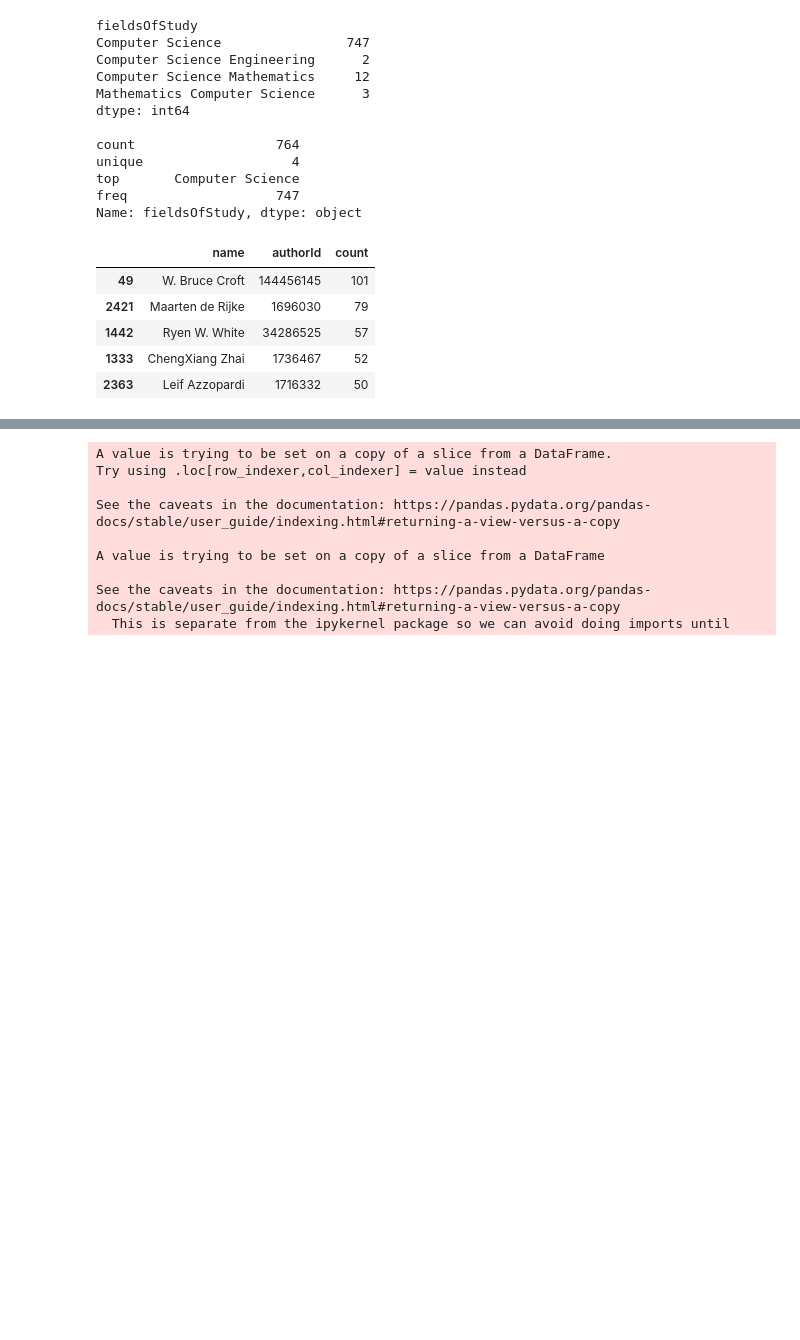
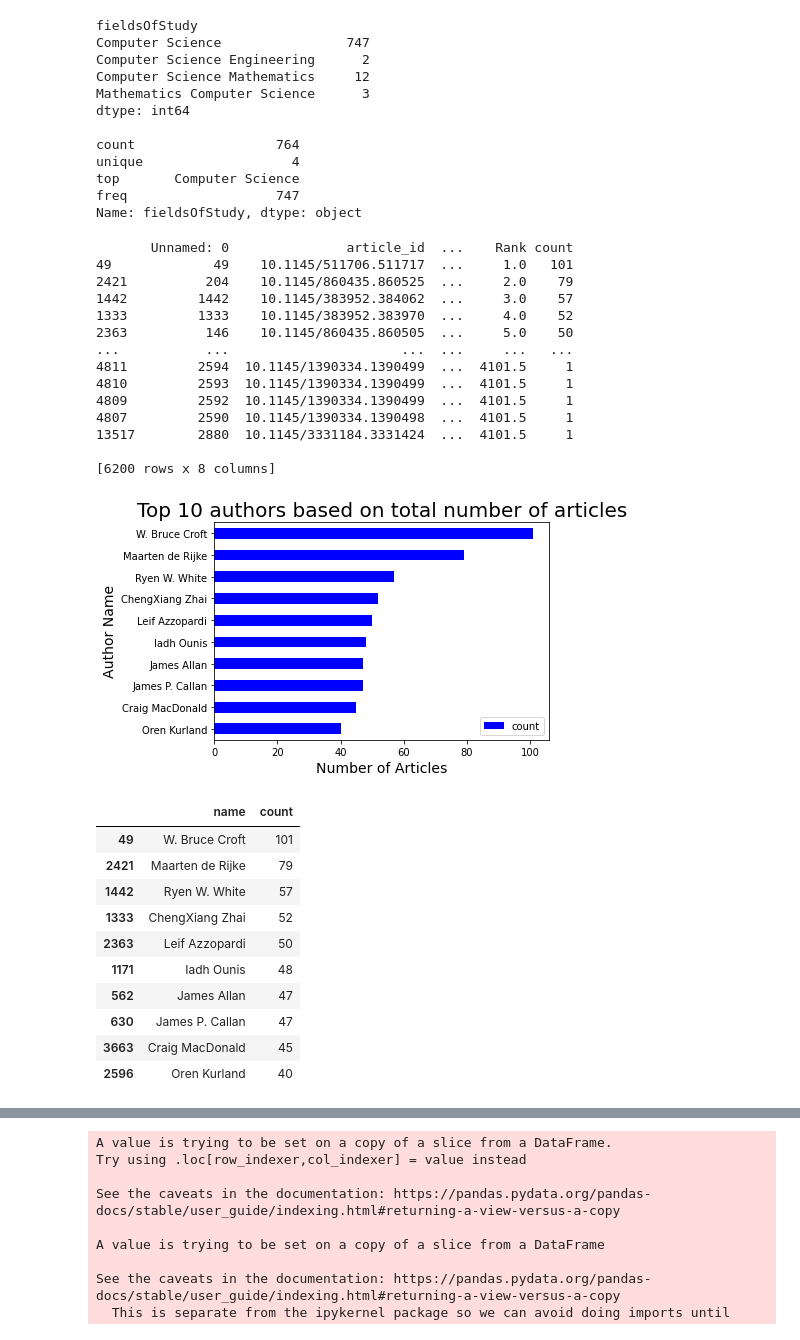
Before and after one commit to manishareddynarayan/Akshitha_INFO5731_Spring2020, a Jupyter notebook: Extracting_csv.ipynb, the cells around one changed output, grey strips where cells are left out. Drawn from its saved outputs; the diff is of its cells as text; code cells hidden in the pictures; blank space fills up the shorter version.

```diff
--- a/Extracting_csv.ipynb
+++ b/Extracting_csv.ipynb
@@ -574,18 +611,59 @@ unique                   4
 top       Computer Science
 freq                   747
 Name: fieldsOfStudy, dtype: object
-# %%
-#first five authors with maximun number of articles.
-df = pd.read_csv("Final_Table_2.csv")
-df['authorId'] = df['authorId'].fillna(0).astype(int)
-df['count'] = df.groupby('name')['name'].transform('count')
-df.drop_duplicates('count', inplace=True)
-df.nlargest(5, ['count'])[["name","authorId","count"]]
-# %% [output]
-|  | name | authorId | count |
-| 49 | W. Bruce Croft | 144456145 | 101 |
-| 2421 | Maarten de Rijke | 1696030 | 79 |
-| 1442 | Ryen W. White | 34286525 | 57 |
-| 1333 | ChengXiang Zhai | 1736467 | 52 |
-| 2363 | Leif Azzopardi | 1716332 | 50 |
+# %%
+#Auhor analysis and ranking the author based on the total number of articles written.
+import pandas as pd
+import matplotlib.pyplot as plt
+df = pd.read_csv("Final_Table_2.csv")
+df['authorId'] = df['authorId'].fillna(0).astype(int)
+df['count'] = df.groupby('name')['name'].transform('count')
+df.drop_duplicates('name', inplace=True)
+#df.nlargest(5, ['count'])[["name","authorId","count"]]
+df1 = df.sort_values('count',ascending=False)
+df1["Rank"] = df1["count"].rank(ascending=0)
+print(df1)
+df1 = df1.dropna(subset=['Rank'])
+header = ["name", "authorId", "Rank"]
+df1.to_csv('author_distribution.csv', columns = header)
+plotgraph = pd.read_csv("author_distribution.csv")
+plotgraph = df.nlargest(10, ['count'])[["name","count"]]
+
+#Plotting a graph for top 10 authors with the maximum number of articles published.
+plotgraph.set_index("name",drop=True,inplace=True)
+ax=plotgraph.plot.barh(color = 'Blue')
+ax.invert_yaxis()
+plt.title("Top 10 authors based on total number of articles",fontsize=20)
+plt.xlabel("Number of Articles",fontsize=14)
+plt.ylabel("Author Name",fontsize=14)
+plt.show()
+plotgraph = df.nlargest(10, ['count'])[["name","count"]]
+plotgraph
+# %% [output]
+       Unnamed: 0               article_id  ...    Rank count
+49             49    10.1145/511706.511717  ...     1.0   101
+2421          204    10.1145/860435.860525  ...     2.0    79
+1442         1442    10.1145/383952.384062  ...     3.0    57
+1333         1333    10.1145/383952.383970  ...     4.0    52
+2363          146    10.1145/860435.860505  ...     5.0    50
+...           ...                      ...  ...     ...   ...
+4811         2594  10.1145/1390334.1390499  ...  4101.5     1
+4810         2593  10.1145/1390334.1390499  ...  4101.5     1
+4809         2592  10.1145/1390334.1390499  ...  4101.5     1
+4807         2590  10.1145/1390334.1390498  ...  4101.5     1
+13517        2880  10.1145/3331184.3331424  ...  4101.5     1
+
+[6200 rows x 8 columns]
+[figure, added]
+|  | name | count |
+| 49 | W. Bruce Croft | 101 |
+| 2421 | Maarten de Rijke | 79 |
+| 1442 | Ryen W. White | 57 |
+| 1333 | ChengXiang Zhai | 52 |
+| 2363 | Leif Azzopardi | 50 |
+| 1171 | Iadh Ounis | 48 |
+| 562 | James Allan | 47 |
+| 630 | James P. Callan | 47 |
+| 3663 | Craig MacDonald | 45 |
+| 2596 | Oren Kurland | 40 |
 # %%
```
Also changed, not shown: parts of 28 cells of this notebook.
